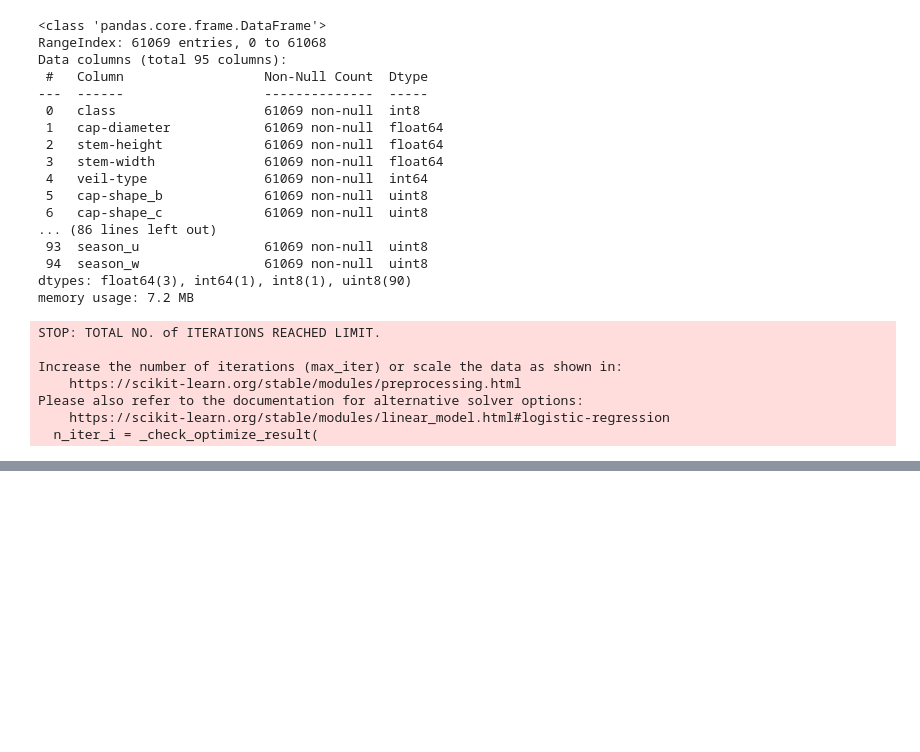
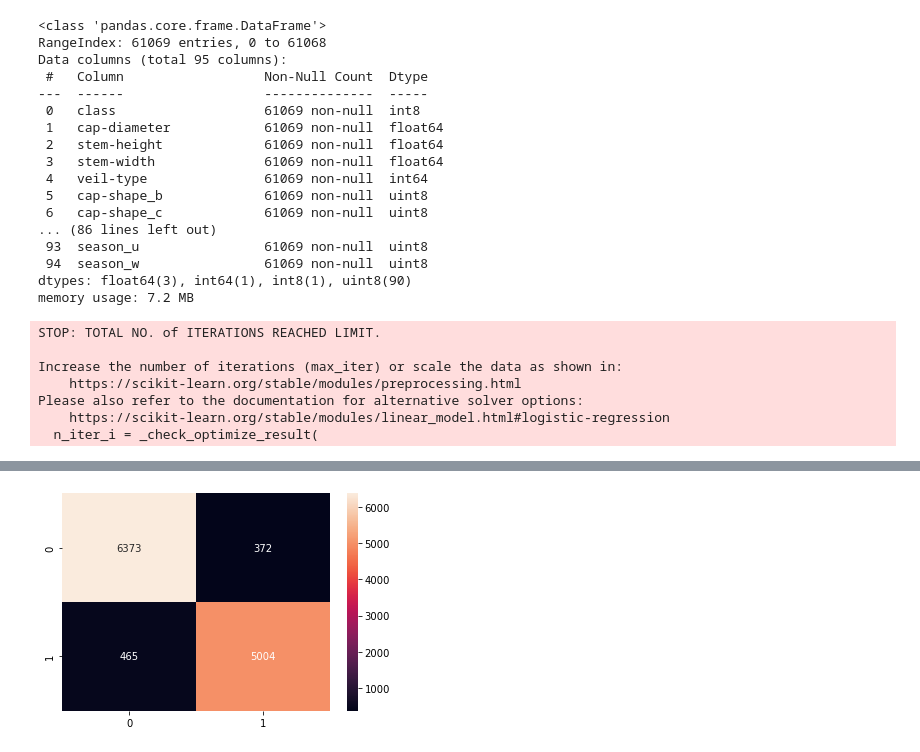
Before and after one commit to AleksanderWernik/Mushrooms, a Jupyter notebook: Grzyby.ipynb, the cells around one changed output, grey strips where cells are left out. Cells and saved outputs as stored; diff of their text form; code cells hidden in the pictures; blank space fills up the shorter version.

```diff
--- a/Grzyby.ipynb
+++ b/Grzyby.ipynb
@@ -1040 +633,7 @@ weighted avg       0.95      0.95      0.95     38830
+# %%
+gb_cm=confusion_matrix(y_test, y_pred_gb)
+sns.heatmap(gb_cm, annot=True, fmt='d')
+plt.show()
+# %% [output]
+[figure, added]
 # %%
```
Also changed, not shown: parts of 114 cells of this notebook.
